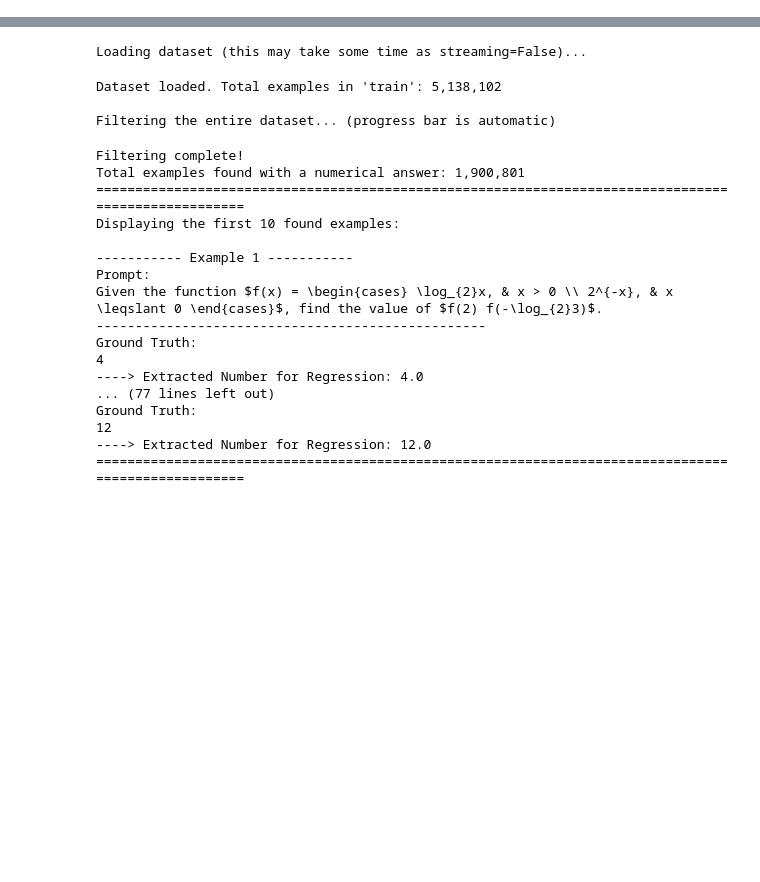
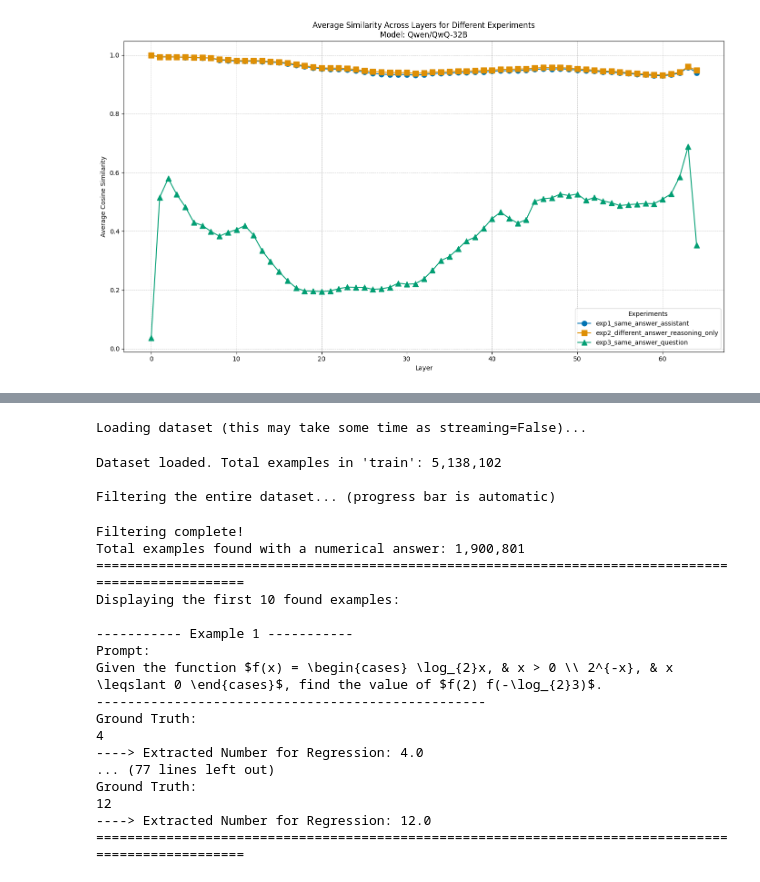
Before and after one commit to tikhonovpavel/reasoning-probing, a Jupyter notebook: notebook.ipynb, the cells around one changed output, grey strips where cells are left out. Cells and saved outputs as stored; diff of their text form; code cells hidden in the pictures; blank space fills up the shorter version.

```diff
--- a/notebook.ipynb
+++ b/notebook.ipynb
@@ -0,0 +1,85 @@
+# %%
+import json
+import matplotlib.pyplot as plt
+import seaborn as sns
+import numpy as np
+
+# Specify the path to your results file
+results_file_path = '/mnt/nfs_share/tikhonov/reasoning-probing/results/QwQ-32B_20250902_144752/results.json'
+
+# Load the data from the file
+try:
+    with open(results_file_path, 'r') as f:
+        all_experiment_results = json.load(f)
+except FileNotFoundError:
+    print(f"File not found at path: {results_file_path}")
+    # In case of an error, create an empty list so the rest of the code doesn't break
+    all_experiment_results = []
+
+if all_experiment_results:
+    # --- Combined Line Plot: Average Similarity per Layer (Colorblind-Friendly) ---
+    plt.figure(figsize=(14, 8))
+
+    # Define a colorblind-friendly color palette and a list of distinct markers
+    num_experiments = len(all_experiment_results)
+    colors = sns.color_palette("colorblind", n_colors=num_experiments)
+    markers = ['o', 's', '^', 'D', 'v', 'P', '*', 'X'] # More can be added if needed
+
+    for i, results in enumerate(all_experiment_results):
+        experiment_name = results.get('experiment_name', 'N/A')
+        avg_sim_per_layer = results.get('avg_sim_per_layer', [])
+        if avg_sim_per_layer:
+            plt.plot(
+                range(len(avg_sim_per_layer)),
+                avg_sim_per_layer,
+                marker=markers[i % len(markers)],  # Cycle through markers
+                linestyle='-',
+                label=experiment_name,
+                color=colors[i],                   # Use color from the colorblind-friendly palette
+                markersize=8                       # Slightly larger markers for better visibility
+            )
+
+    plt.xlabel("Layer")
+    plt.ylabel("Average Cosine Similarity")
+    plt.title(f"Average Similarity Across Layers for Different Experiments\nModel: {all_experiment_results[0].get('model_name', 'N/A')}")
+    plt.legend(title="Experiments")
+    plt.grid(True, which='both', linestyle='--', linewidth=0.5)
+    plt.tight_layout()
+    plt.show()
+
+    # --- Heatmaps: Similarity per Layer and Token for Each Experiment ---
+    # The 'viridis' colormap used here is already colorblind-friendly
+    fig, axes = plt.subplots(num_experiments, 1, figsize=(18, 10 * num_experiments), squeeze=False)
+    axes = axes.flatten()
+
+    for i, results in enumerate(all_experiment_results):
+        ax = axes[i]
+        experiment_name = results.get('experiment_name', 'N/A')
+        avg_sim_per_layer_token = np.array(results.get('avg_sim_per_layer_token', []))
+        target_tokens = results.get('target_tokens', [])
+
+        if avg_sim_per_layer_token.any():
+            sns.heatmap(
+                avg_sim_per_layer_token,
+                annot=True,
+                fmt=".4f",
+                cmap="viridis", # This colormap is good for color vision deficiency
+                xticklabels=target_tokens,
+                ax=ax,
+                annot_kws={"size": 10}
+            )
+            ax.set_xlabel("Tokens")
+            ax.set_ylabel("Layers")
+            ax.set_title(f"Cosine Similarity Heatmap: {experiment_name}", fontsize=14)
+            ax.tick_params(axis='x', rotation=45)
+
+    for j in range(num_experiments, len(axes)):
+        fig.delaxes(axes[j])
+
+    fig.suptitle(f"Similarity Heatmaps\nModel: {all_experiment_results[0].get('model_name', 'N/A')}", fontsize=18, y=1.0)
+    plt.tight_layout(rect=[0, 0, 1, 0.97])
+    plt.show()
+else:
+    print("No data to display.")
+# %% [output]
+[figure, added]
```
Also changed, not shown: parts of 3 cells of this notebook, 44 other files.
